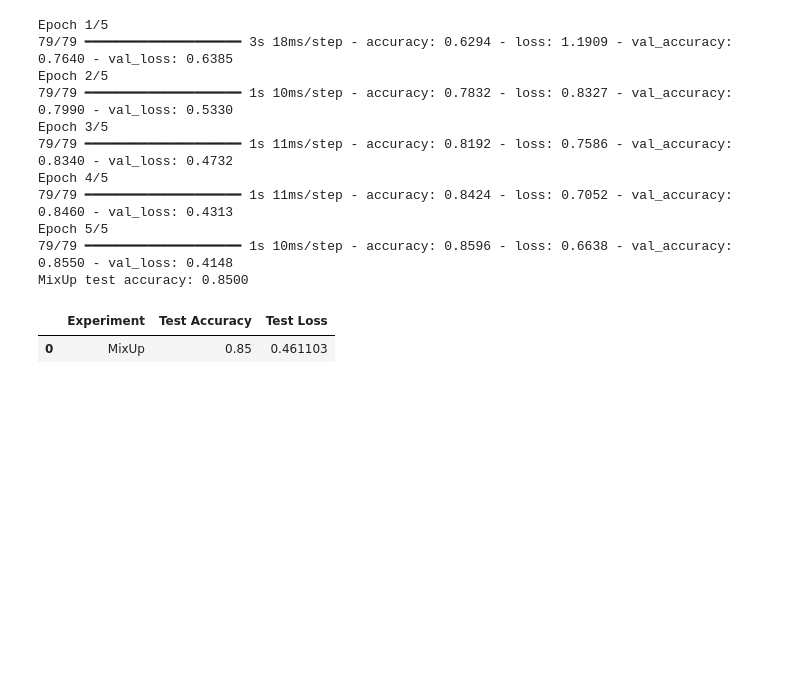
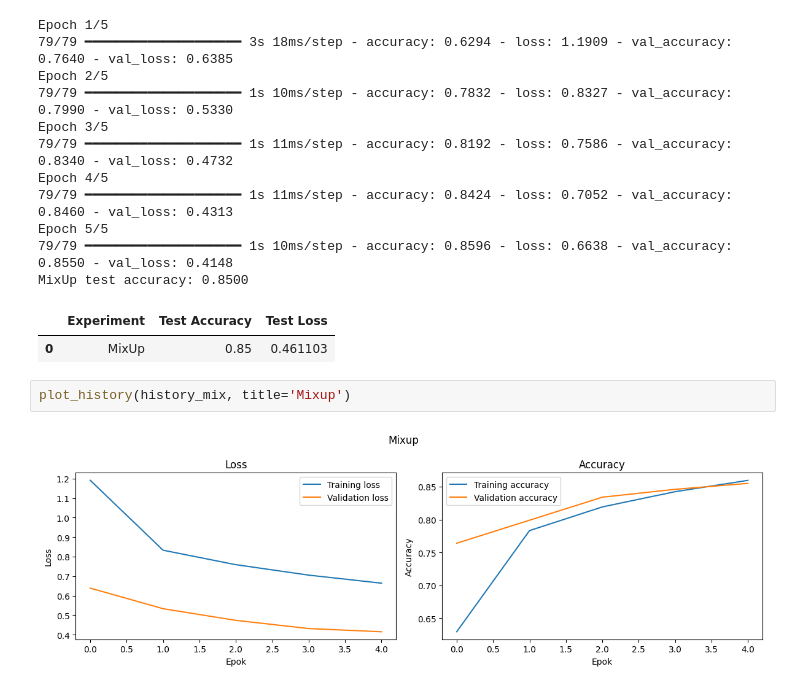
Before and after one commit to LillaLaila/group6-input-preprocessing, a Jupyter notebook: notebooks/models_henry.ipynb, the cells around one changed output. Saved outputs shown, nothing was run; the diff lists cells and outputs as text; blank space fills up the shorter version.

```diff
--- a/notebooks/models_henry.ipynb
+++ b/notebooks/models_henry.ipynb
@@ -586,3 +589,7 @@ Epoch 5/5
 MixUp test accuracy: 0.8500
 |  | Experiment | Test Accuracy | Test Loss |
 | 0 | MixUp | 0.85 | 0.461103 |
+# %%
+plot_history(history_mix, title='Mixup')
+# %% [output]
+[figure, added]
```
Also changed, not shown: parts of 3 cells of this notebook.
